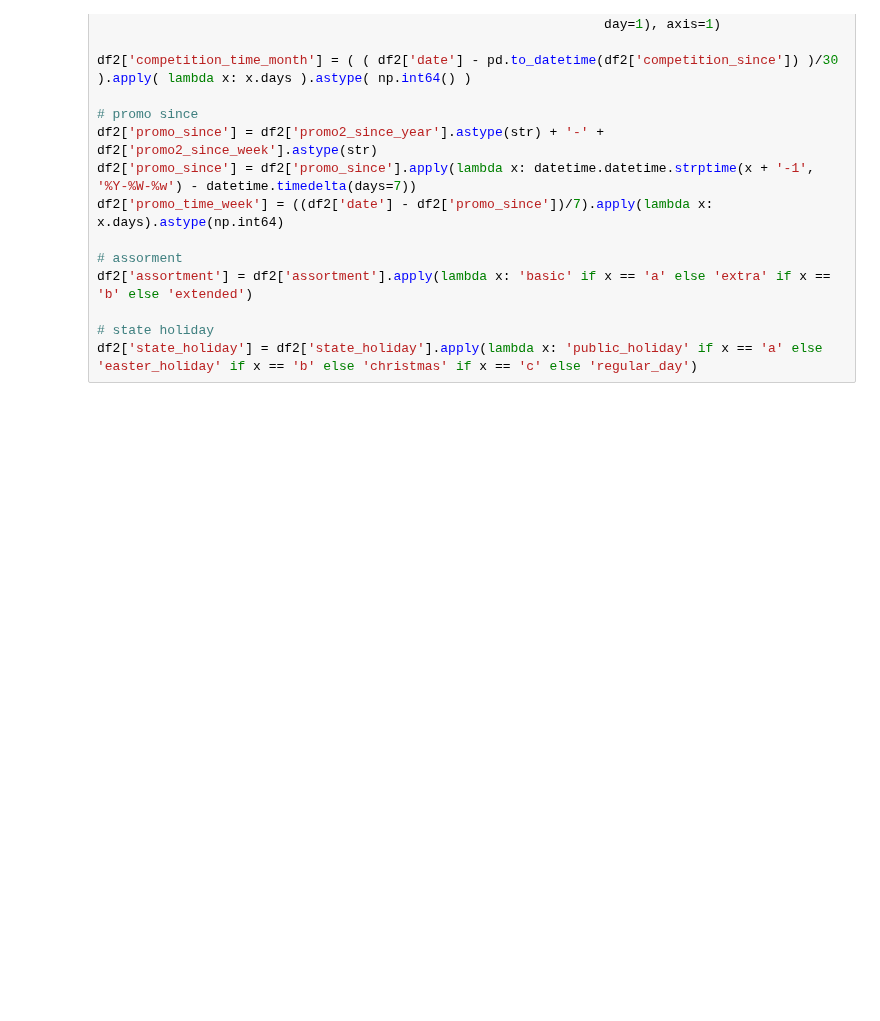
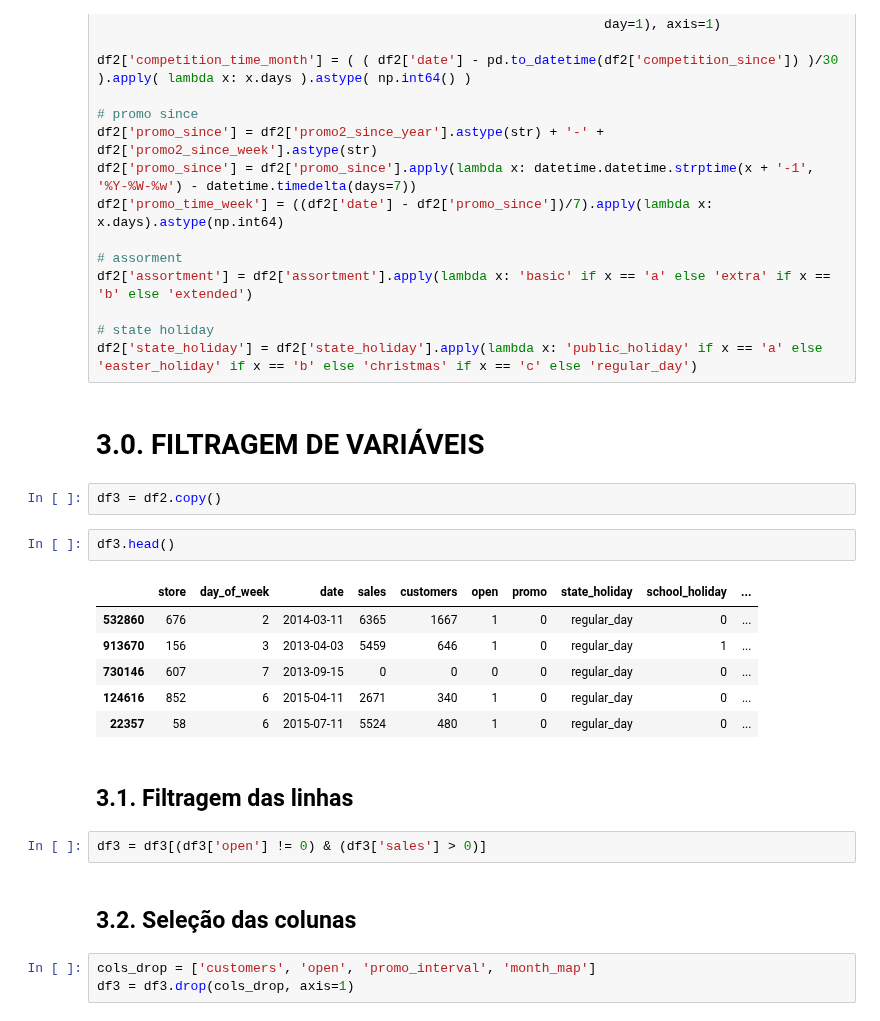
Before and after one commit to fmatholiveira/rossmann-store-sales, a Jupyter notebook: notebooks/m03_v01_store_sales_prediction.ipynb, the cells around one changed output. Saved outputs shown, nothing was run; the diff lists cells and outputs as text; blank space fills up the shorter version.

Commit message:
add filtragem de variaveis

```diff
--- a/notebooks/m03_v01_store_sales_prediction.ipynb
+++ b/notebooks/m03_v01_store_sales_prediction.ipynb
@@ -416,3 +416,25 @@ df2['assortment'] = df2['assortment'].apply(lambda x: 'basic' if x == 'a' else '
 
 # state holiday
 df2['state_holiday'] = df2['state_holiday'].apply(lambda x: 'public_holiday' if x == 'a' else 'easter_holiday' if x == 'b' else 'christmas' if x == 'c' else 'regular_day')
+# %% [markdown]
+# 3.0. FILTRAGEM DE VARIÁVEIS
+# %%
+df3 = df2.copy()
+# %%
+df3.head()
+# %% [output]
+|  | store | day_of_week | date | sales | customers | open | promo | state_holiday | school_holiday | ... |
+| 532860 | 676 | 2 | 2014-03-11 | 6365 | 1667 | 1 | 0 | regular_day | 0 | ... |
+| 913670 | 156 | 3 | 2013-04-03 | 5459 | 646 | 1 | 0 | regular_day | 1 | ... |
+| 730146 | 607 | 7 | 2013-09-15 | 0 | 0 | 0 | 0 | regular_day | 0 | ... |
+| 124616 | 852 | 6 | 2015-04-11 | 2671 | 340 | 1 | 0 | regular_day | 0 | ... |
+| 22357 | 58 | 6 | 2015-07-11 | 5524 | 480 | 1 | 0 | regular_day | 0 | ... |
+# %% [markdown]
+## 3.1. Filtragem das linhas
+# %%
+df3 = df3[(df3['open'] != 0) & (df3['sales'] > 0)]
+# %% [markdown]
+## 3.2. Seleção das colunas
+# %%
+cols_drop = ['customers', 'open', 'promo_interval', 'month_map']
+df3 = df3.drop(cols_drop, axis=1)
```
Also changed, not shown: parts of 1 cell of this notebook.
